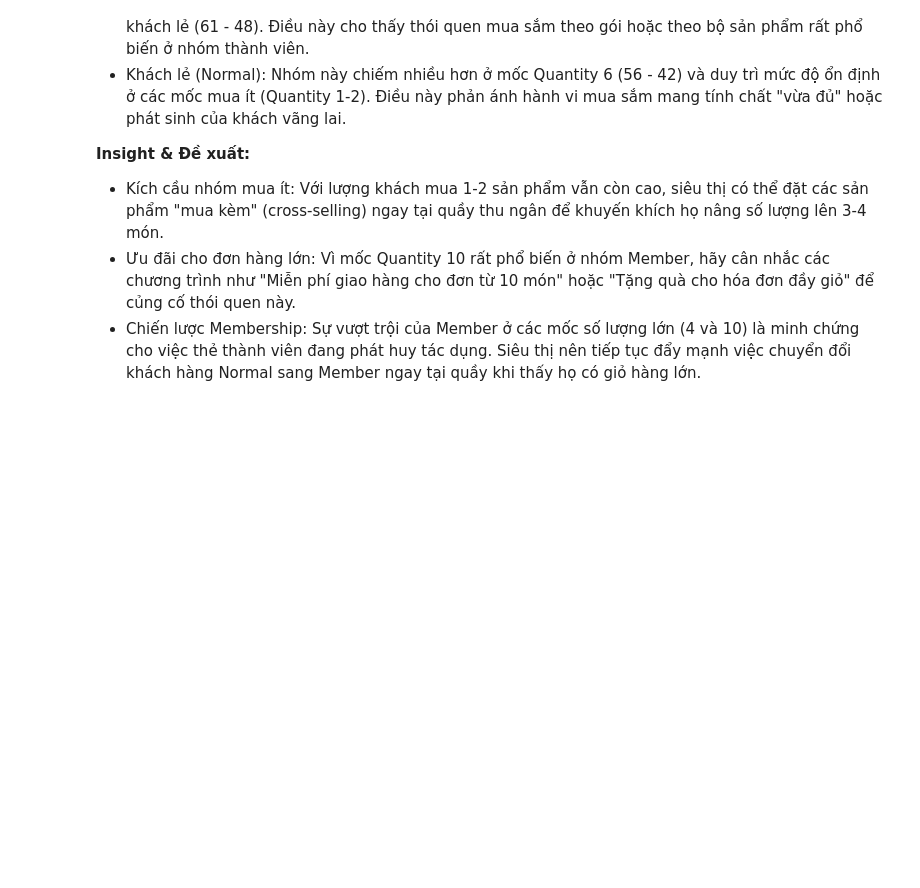
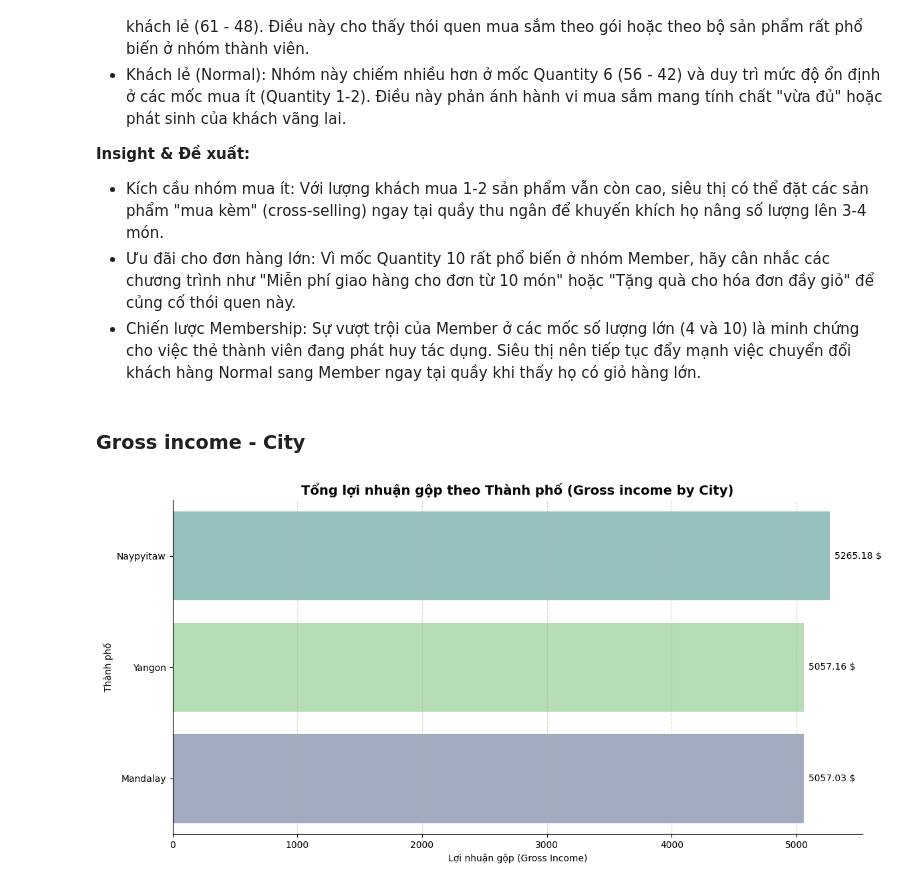
Before and after one commit to Jackxeid/Learn---MindX, a Jupyter notebook: Final Project/finalProject.ipynb, the cells around one changed output. Drawn from its saved outputs; the diff is of its cells as text; code cells hidden in the pictures; blank space fills up the shorter version.

Commit message:
Tenth chart

```diff
--- a/Final Project/finalProject.ipynb
+++ b/Final Project/finalProject.ipynb
@@ -561,3 +561,33 @@ plt.show()
 - Kích cầu nhóm mua ít: Với lượng khách mua 1-2 sản phẩm vẫn còn cao, siêu thị có thể đặt các sản phẩm "mua kèm" (cross-selling) ngay tại quầy thu ngân để khuyến khích họ nâng số lượng lên 3-4 món.
 - Ưu đãi cho đơn hàng lớn: Vì mốc Quantity 10 rất phổ biến ở nhóm Member, hãy cân nhắc các chương trình như "Miễn phí giao hàng cho đơn từ 10 món" hoặc "Tặng quà cho hóa đơn đầy giỏ" để củng cố thói quen này.
 - Chiến lược Membership: Sự vượt trội của Member ở các mốc số lượng lớn (4 và 10) là minh chứng cho việc thẻ thành viên đang phát huy tác dụng. Siêu thị nên tiếp tục đẩy mạnh việc chuyển đổi khách hàng Normal sang Member ngay tại quầy khi thấy họ có giỏ hàng lớn.
+# %% [markdown]
+### Gross income - City
+# %%
+income_by_city = df.groupby('City')['gross income'].sum().sort_values(ascending=False).reset_index()
+
+plt.figure(figsize=(12, 6))
+
+ax = sns.barplot(
+    data=income_by_city,
+    x='gross income',
+    y='City',
+    order=income_by_city['City'],
+    hue='City',
+    palette='viridis',
+    alpha=alpha
+)
+
+for container in ax.containers:
+    ax.bar_label(container, fmt='%.2f $', padding=5)
+
+plt.title('Tổng lợi nhuận gộp theo Thành phố (Gross income by City)', fontsize=14, fontweight='bold')
+plt.xlabel('Lợi nhuận gộp (Gross Income)')
+plt.ylabel('Thành phố')
+
+sns.despine()
+plt.grid(axis='x', linestyle='--', alpha=alpha)
+plt.tight_layout()
+plt.show()
+# %% [output]
+[figure, added]
```
Also changed, not shown: parts of 7 cells of this notebook.
